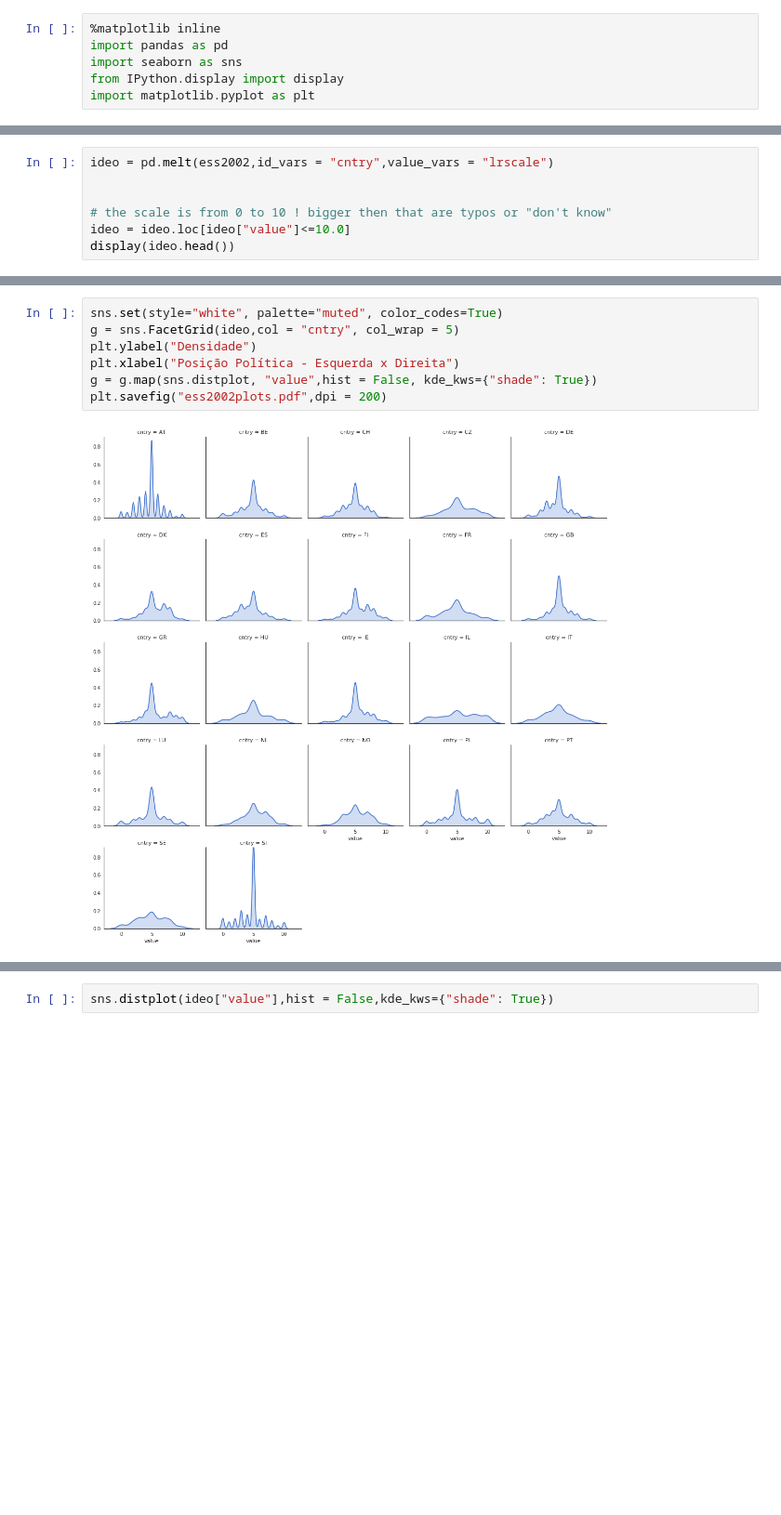
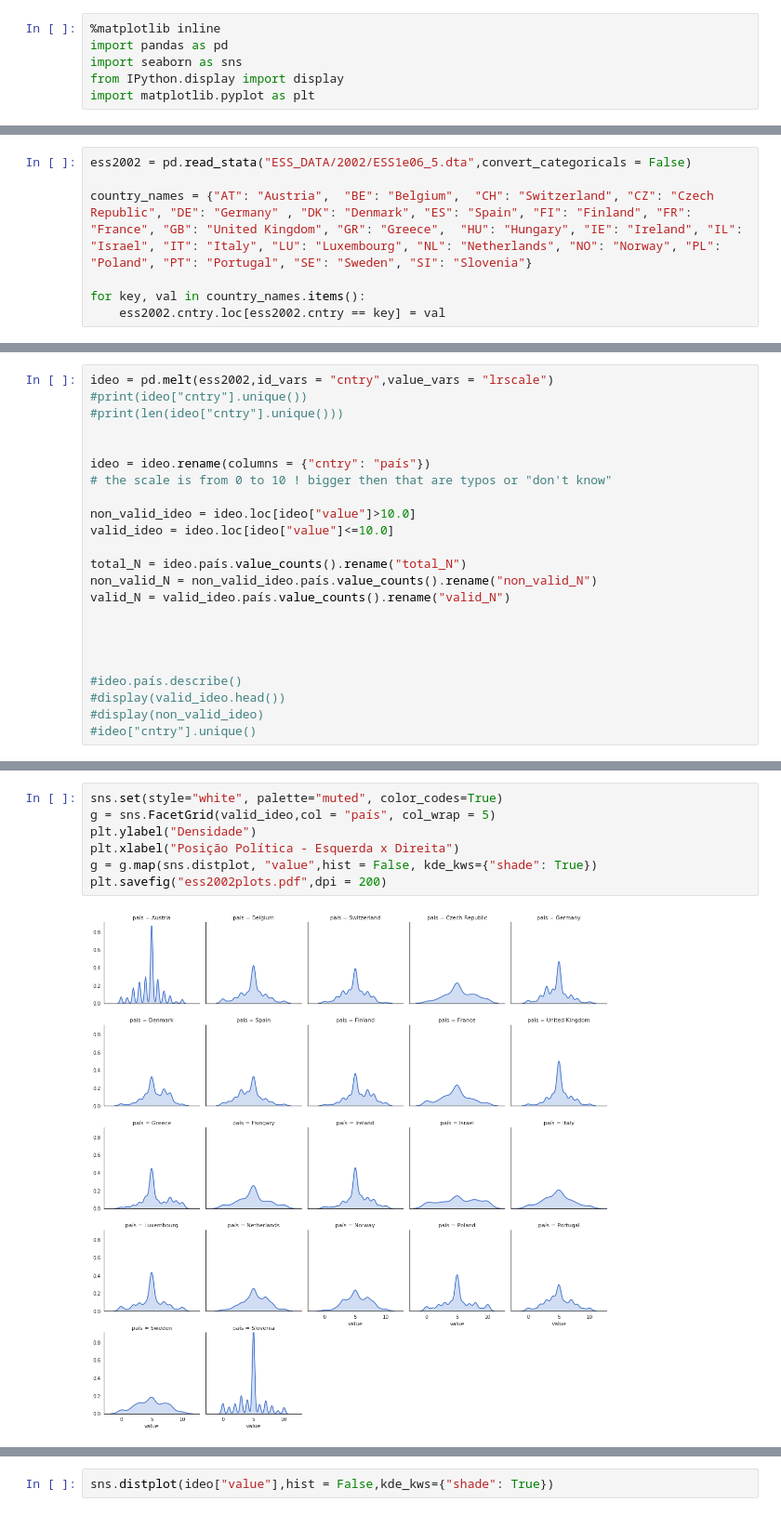
Before and after one commit to marcelovmaciel/Projeto, a Jupyter notebook: data-analysis/01-load_ess.ipynb, the cells around one changed output, grey strips where cells are left out. Shown at 93% size. Saved outputs shown, nothing was run; the diff lists cells and outputs as text; blank space fills up the shorter version.

Commit message:
renamed and created validity table

```diff
--- a/data-analysis/01-load_ess.ipynb
+++ b/data-analysis/01-load_ess.ipynb
@@ -17,0 +7,7 @@ display(ess2002.head())
+# %%
+ess2002 = pd.read_stata("ESS_DATA/2002/ESS1e06_5.dta",convert_categoricals = False)
+
+country_names = {"AT": "Austria",  "BE": "Belgium",  "CH": "Switzerland", "CZ": "Czech Republic", "DE": "Germany" , "DK": "Denmark", "ES": "Spain", "FI": "Finland", "FR": "France", "GB": "United Kingdom", "GR": "Greece",  "HU": "Hungary", "IE": "Ireland", "IL": "Israel", "IT": "Italy", "LU": "Luxembourg", "NL": "Netherlands", "NO": "Norway", "PL": "Poland", "PT": "Portugal", "SE": "Sweden", "SI": "Slovenia"}
+
+for key, val in country_names.items():
+    ess2002.cntry.loc[ess2002.cntry == key] = val
@@ -20,7 +30,23 @@ display(ess2002.head())
 # %%
 ideo = pd.melt(ess2002,id_vars = "cntry",value_vars = "lrscale")
+#print(ideo["cntry"].unique())
+#print(len(ideo["cntry"].unique()))
 
 
+ideo = ideo.rename(columns = {"cntry": "país"})
 # the scale is from 0 to 10 ! bigger then that are typos or "don't know"
-ideo = ideo.loc[ideo["value"]<=10.0]
-display(ideo.head())
+
+non_valid_ideo = ideo.loc[ideo["value"]>10.0]
+valid_ideo = ideo.loc[ideo["value"]<=10.0]
+
+total_N = ideo.país.value_counts().rename("total_N")
+non_valid_N = non_valid_ideo.país.value_counts().rename("non_valid_N")
+valid_N = valid_ideo.país.value_counts().rename("valid_N")
+
+
+
+
+#ideo.país.describe()
+#display(valid_ideo.head())
+#display(non_valid_ideo)
+#ideo["cntry"].unique()
@@ -34,12 +74,12 @@ display(ideo.head())
 # %%
 sns.set(style="white", palette="muted", color_codes=True)
-g = sns.FacetGrid(ideo,col = "cntry", col_wrap = 5)
+g = sns.FacetGrid(valid_ideo,col = "país", col_wrap = 5)
 plt.ylabel("Densidade")
 plt.xlabel("Posição Política - Esquerda x Direita")
 g = g.map(sns.distplot, "value",hist = False, kde_kws={"shade": True})
 plt.savefig("ess2002plots.pdf",dpi = 200)
 # %% [output]
-[figure, old version]
+[figure, new version]
 # %%
 #display(ideo)
 #print(len(ideo.groupby("cntry").count()))
```
Also changed, not shown: parts of 6 cells of this notebook.
